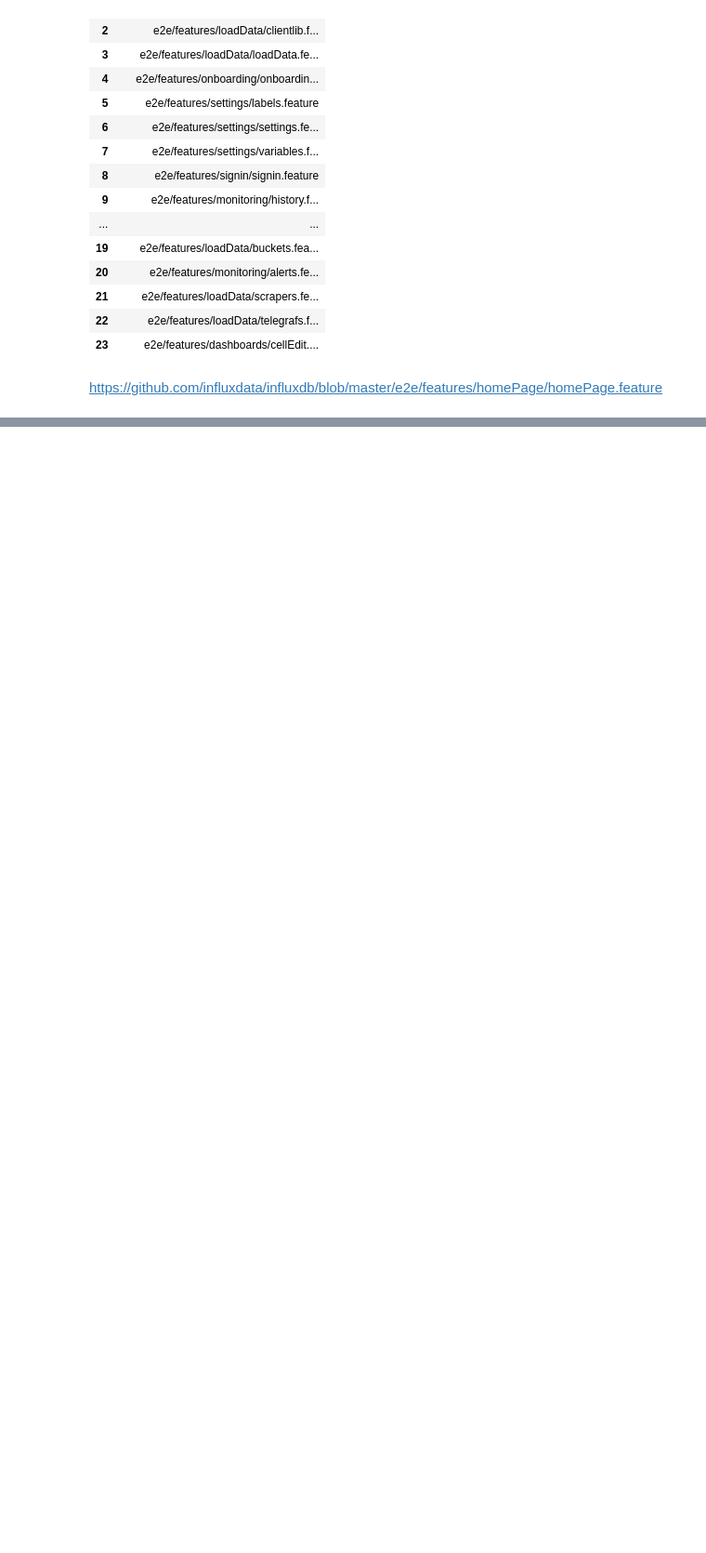
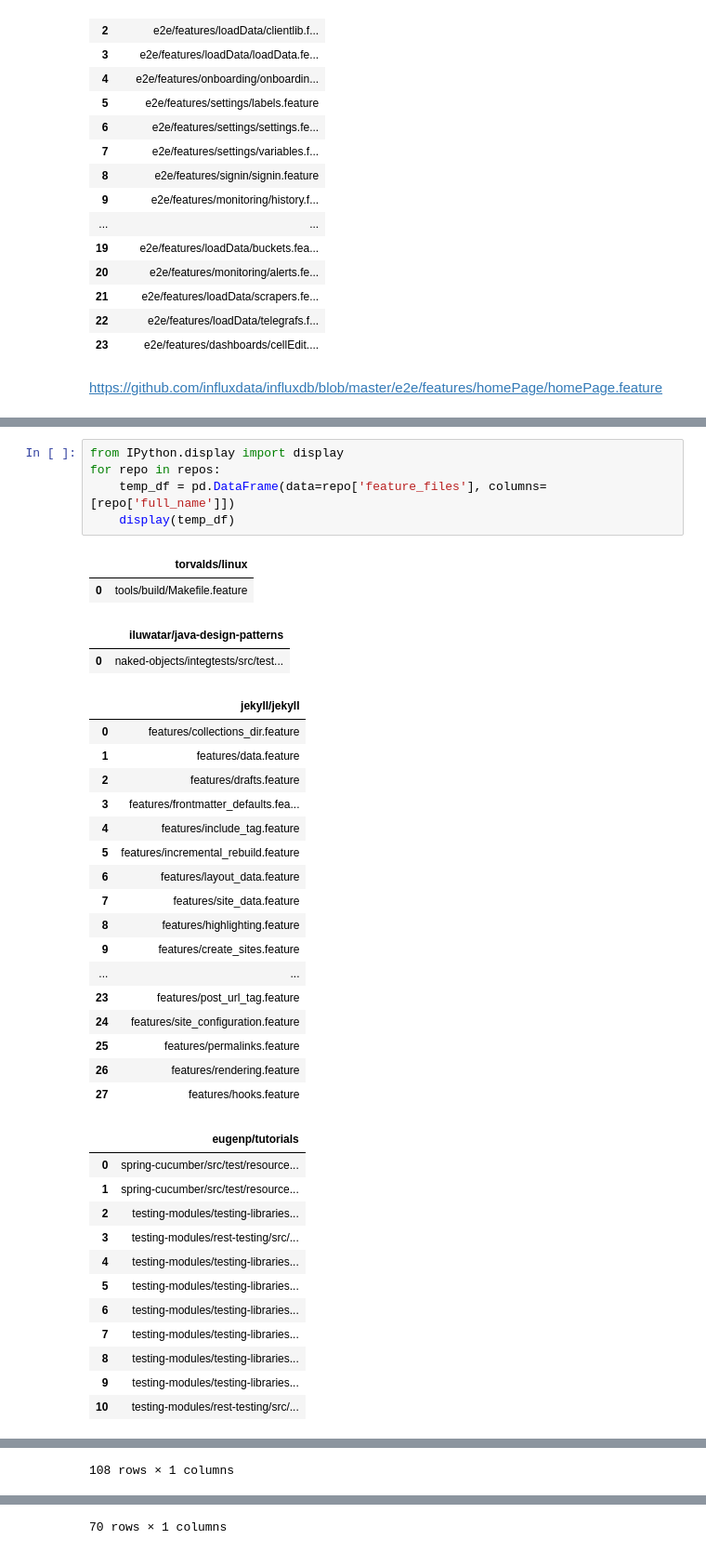
Before and after one commit to CodeOneTwo/software-composition-seminar, a Jupyter notebook: Documentation.ipynb, the cells around one changed output, grey strips where cells are left out. Shown at 93% size. Saved outputs shown, nothing was run; the diff lists cells and outputs as text; blank space fills up the shorter version.

```diff
--- a/Documentation.ipynb
+++ b/Documentation.ipynb
@@ -100,0 +147,39 @@ pd.DataFrame(feature_files, columns=[['feature_files']])
+# %%
+from IPython.display import display
+for repo in repos:
+    temp_df = pd.DataFrame(data=repo['feature_files'], columns=[repo['full_name']])
+    display(temp_df)
+# %% [output]
+|  | torvalds/linux |
+| 0 | tools/build/Makefile.feature |
+|  | iluwatar/java-design-patterns |
+| 0 | naked-objects/integtests/src/test... |
+|  | jekyll/jekyll |
+| 0 | features/collections_dir.feature |
+| 1 | features/data.feature |
+| 2 | features/drafts.feature |
+| 3 | features/frontmatter_defaults.fea... |
+| 4 | features/include_tag.feature |
+| 5 | features/incremental_rebuild.feature |
+| 6 | features/layout_data.feature |
+| 7 | features/site_data.feature |
+| 8 | features/highlighting.feature |
+| 9 | features/create_sites.feature |
+| ... | ... |
+| 23 | features/post_url_tag.feature |
+| 24 | features/site_configuration.feature |
+| 25 | features/permalinks.feature |
+| 26 | features/rendering.feature |
+| 27 | features/hooks.feature |
+|  | eugenp/tutorials |
+| 0 | spring-cucumber/src/test/resource... |
+| 1 | spring-cucumber/src/test/resource... |
+| 2 | testing-modules/testing-libraries... |
+| 3 | testing-modules/rest-testing/src/... |
+| 4 | testing-modules/testing-libraries... |
+| 5 | testing-modules/testing-libraries... |
+| 6 | testing-modules/testing-libraries... |
+| 7 | testing-modules/testing-libraries... |
+| 8 | testing-modules/testing-libraries... |
+| 9 | testing-modules/testing-libraries... |
+| 10 | testing-modules/rest-testing/src/... |
@@ -100,0 +198 @@ pd.DataFrame(feature_files, columns=[['feature_files']])
+108 rows × 1 columns
@@ -100,0 +248 @@ pd.DataFrame(feature_files, columns=[['feature_files']])
+70 rows × 1 columns
```
Also changed, not shown: parts of 5 cells of this notebook, 28 other files.
